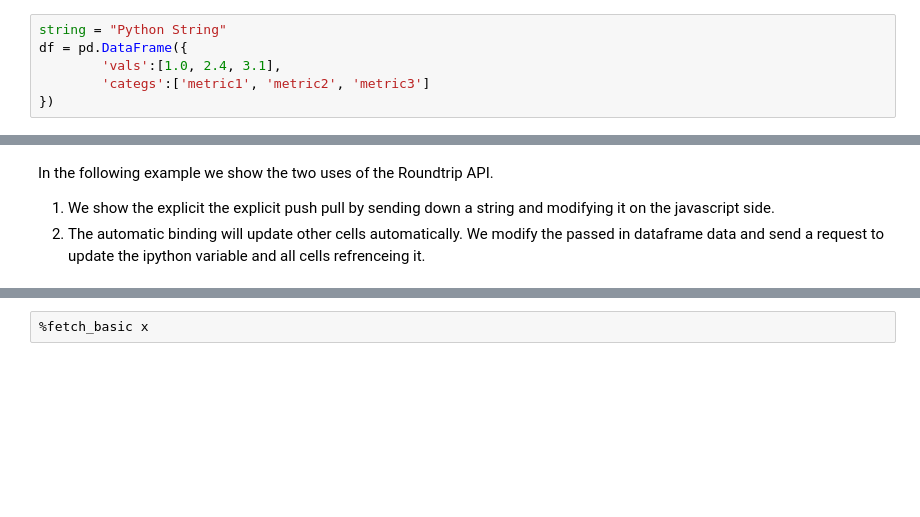
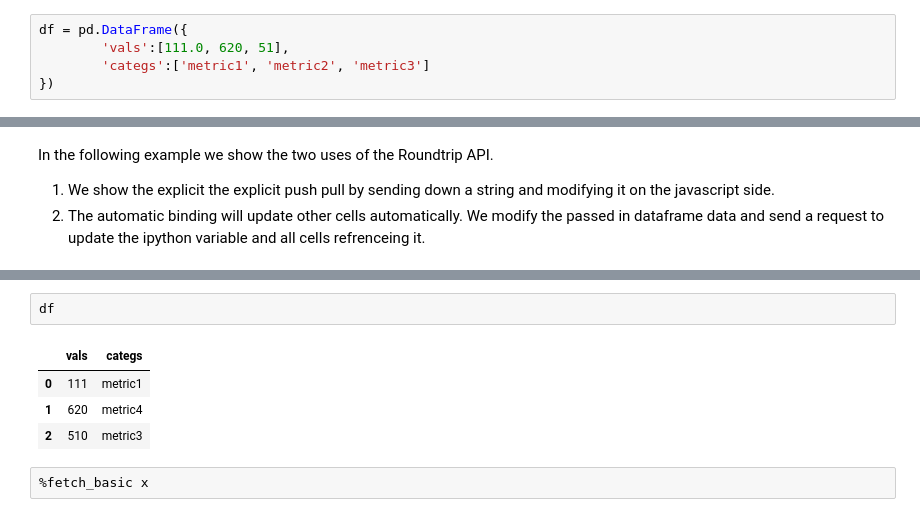
Before and after one commit to hdc-arizona/roundtrip, a Jupyter notebook: roundtrip_test.ipynb, the cells around one changed output, grey strips where cells are left out. Saved outputs shown, nothing was run; the diff lists cells and outputs as text; blank space fills up the shorter version.

```diff
--- a/roundtrip_test.ipynb
+++ b/roundtrip_test.ipynb
@@ -8,8 +8,7 @@ The javascript portion of the roundtrip library is loaded into the global scope
 import pandas as pd
 %load_ext examples
 # %%
-string = "Python String"
 df = pd.DataFrame({
-        'vals':[1.0, 2.4, 3.1],
+        'vals':[111.0, 620, 51],
         'categs':['metric1', 'metric2', 'metric3']
 })
@@ -35,3 +38,10 @@ In the following example we show the two uses of the Roundtrip API.
+# %%
+df
+# %% [output]
+|  | vals | categs |
+| 0 | 111 | metric1 |
+| 1 | 620 | metric4 |
+| 2 | 510 | metric3 |
 # %%
 %fetch_basic x
 # %% [output]
```
Also changed, not shown: parts of 8 cells of this notebook, 3 other files.
